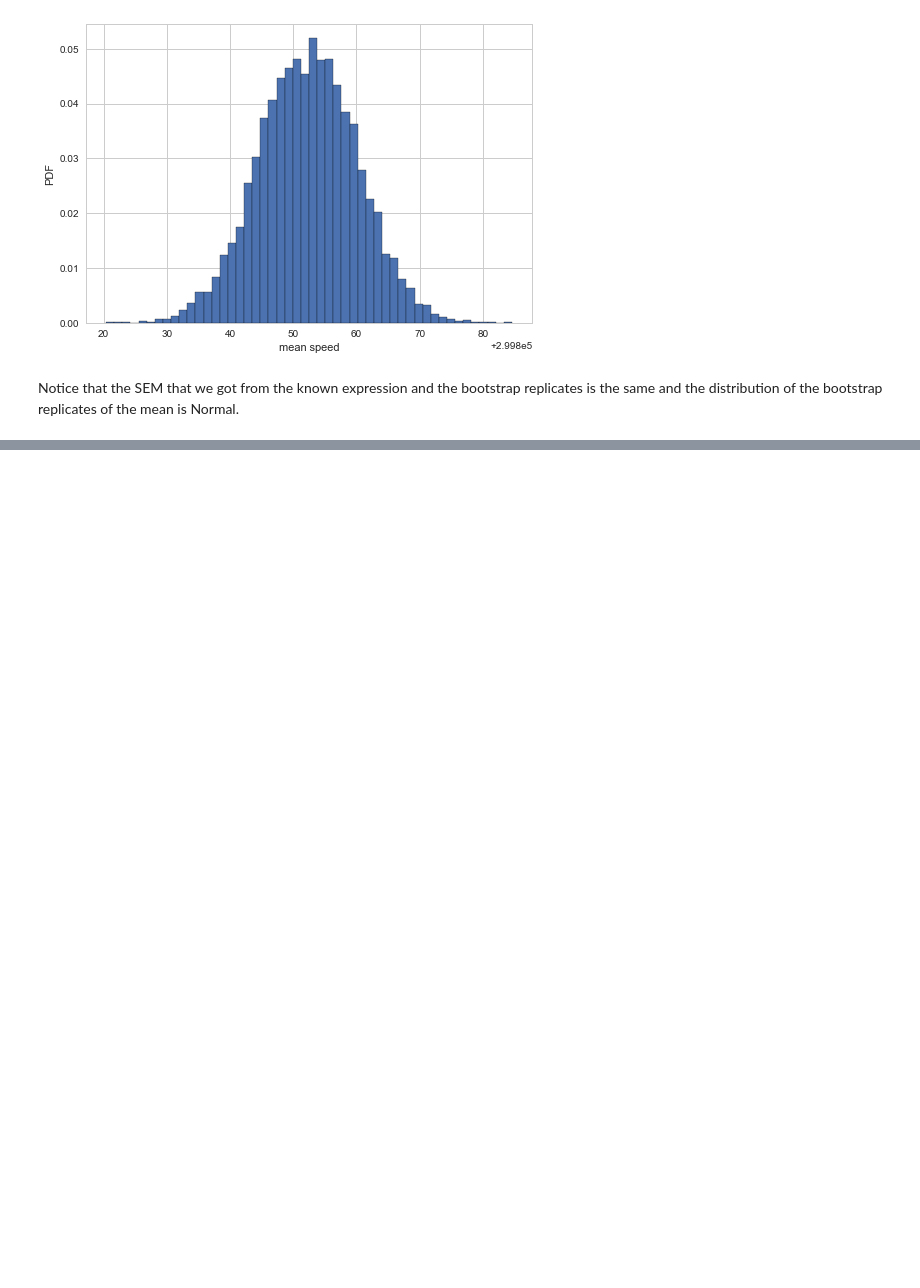
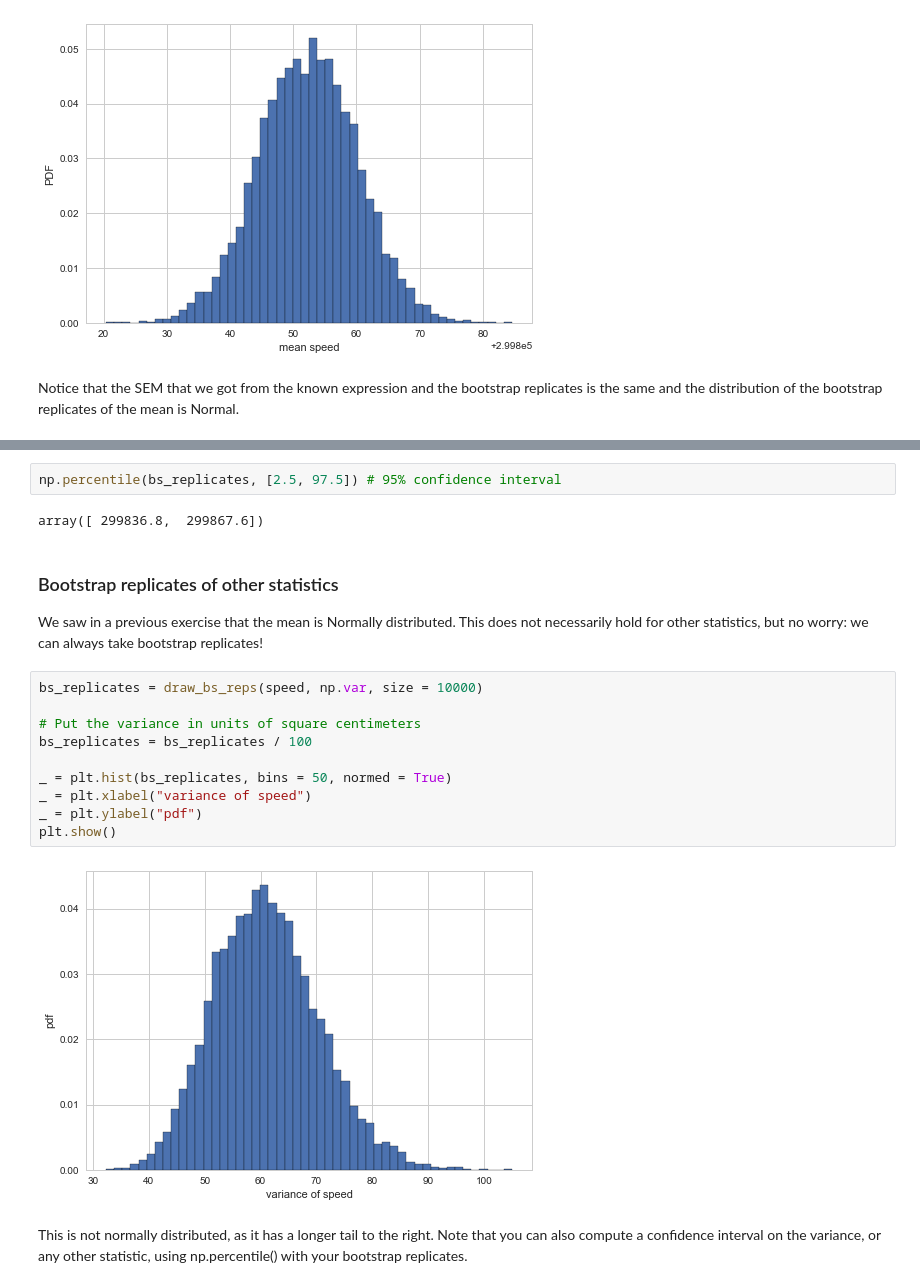
Before and after one commit to iamjz/Python-Data, a Jupyter notebook: StatisticalThinking2.ipynb, the cells around one changed output, grey strips where cells are left out. Saved outputs shown, nothing was run; the diff lists cells and outputs as text; blank space fills up the shorter version.

```diff
--- a/StatisticalThinking2.ipynb
+++ b/StatisticalThinking2.ipynb
@@ -283,0 +288,21 @@ Notice that the SEM that we got from the known expression and the bootstrap repl
+# %%
+np.percentile(bs_replicates, [2.5, 97.5]) # 95% confidence interval
+# %% [output]
+array([ 299836.8,  299867.6])
+# %% [markdown]
+### Bootstrap replicates of other statistics
+We saw in a previous exercise that the mean is Normally distributed. This does not necessarily hold for other statistics, but no worry: we can always take bootstrap replicates!
+# %%
+bs_replicates = draw_bs_reps(speed, np.var, size = 10000)
+
+# Put the variance in units of square centimeters
+bs_replicates = bs_replicates / 100
+
+_ = plt.hist(bs_replicates, bins = 50, normed = True)
+_ = plt.xlabel("variance of speed")
+_ = plt.ylabel("pdf")
+plt.show()
+# %% [output]
+[figure, added]
+# %% [markdown]
+This is not normally distributed, as it has a longer tail to the right. Note that you can also compute a confidence interval on the variance, or any other statistic, using np.percentile() with your bootstrap replicates.
```
Also changed, not shown: parts of 2 cells of this notebook.
